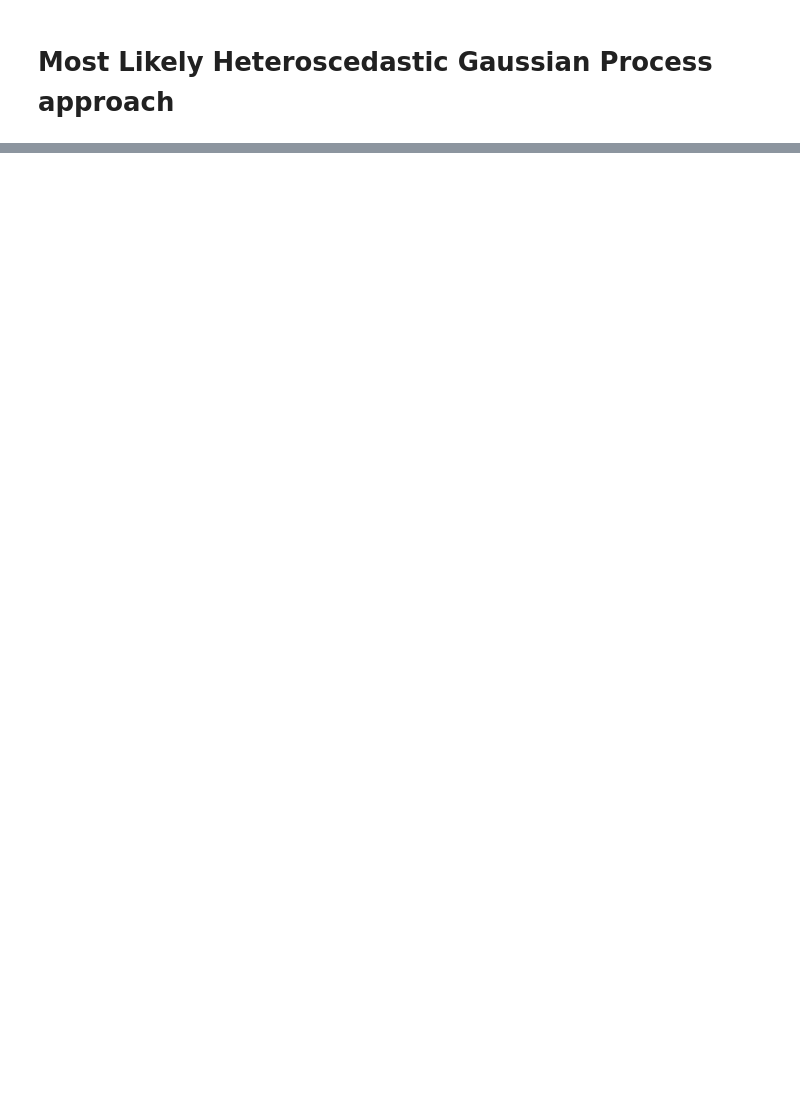
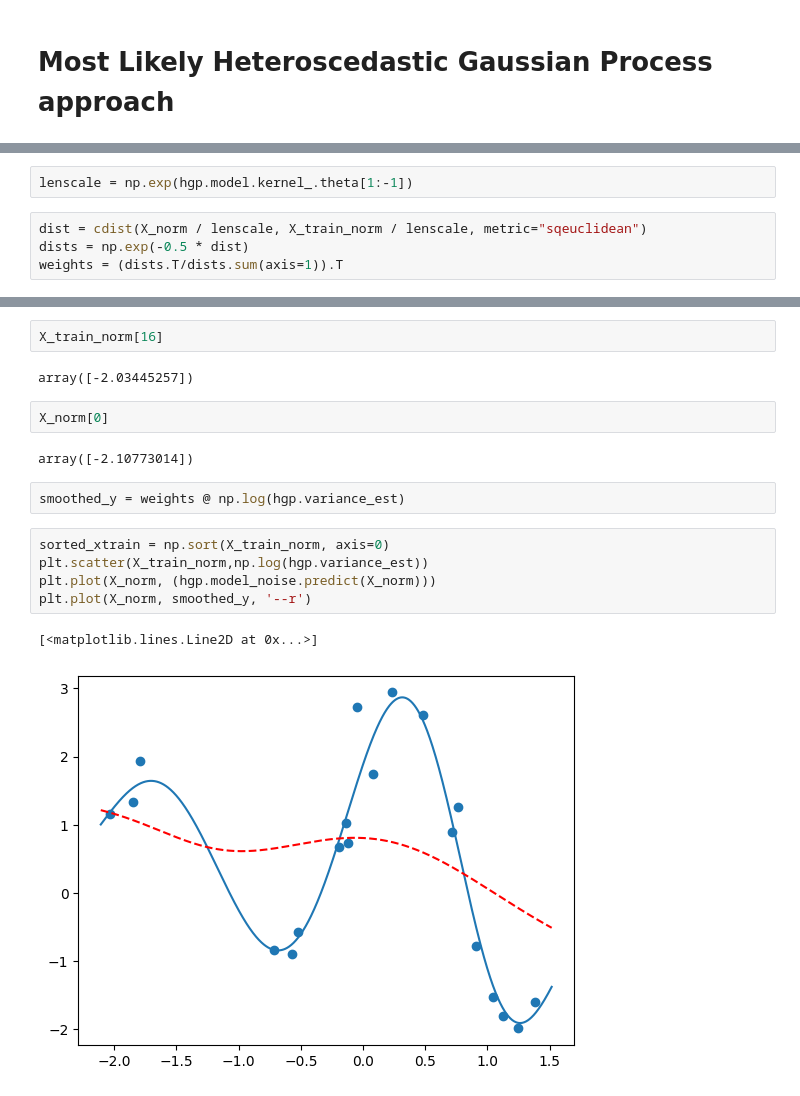
Before and after one commit to fazaghifari/hetgp-eval, a Jupyter notebook: mlhgp_test.ipynb, the cells around one changed output, grey strips where cells are left out. Cells and saved outputs as stored; diff of their text form; blank space fills up the shorter version.

```diff
--- a/mlhgp_test.ipynb
+++ b/mlhgp_test.ipynb
@@ -138,0 +141,6 @@ plt.plot(sorted_xtrain, np.exp(hgp.model_noise.predict(sorted_xtrain)))
+# %%
+lenscale = np.exp(hgp.model.kernel_.theta[1:-1])
+# %%
+dist = cdist(X_norm / lenscale, X_train_norm / lenscale, metric="sqeuclidean")
+dists = np.exp(-0.5 * dist)
+weights = (dists.T/dists.sum(axis=1)).T
@@ -139,3 +175,21 @@ plt.plot(sorted_xtrain, np.exp(hgp.model_noise.predict(sorted_xtrain)))
+# %%
+X_train_norm[16]
+# %% [output]
+array([-2.03445257])
+# %%
+X_norm[0]
+# %% [output]
+array([-2.10773014])
+# %%
+smoothed_y = weights @ np.log(hgp.variance_est)
+# %%
+sorted_xtrain = np.sort(X_train_norm, axis=0)
+plt.scatter(X_train_norm,np.log(hgp.variance_est))
+plt.plot(X_norm, (hgp.model_noise.predict(X_norm)))
+plt.plot(X_norm, smoothed_y, '--r')
+# %% [output]
+[<matplotlib.lines.Line2D at 0x...>]
+[figure, added]
 # %%
 np.sort(X_train, axis=0)
 # %% [output]
```
Also changed, not shown: parts of 18 cells of this notebook, 15 other files.
